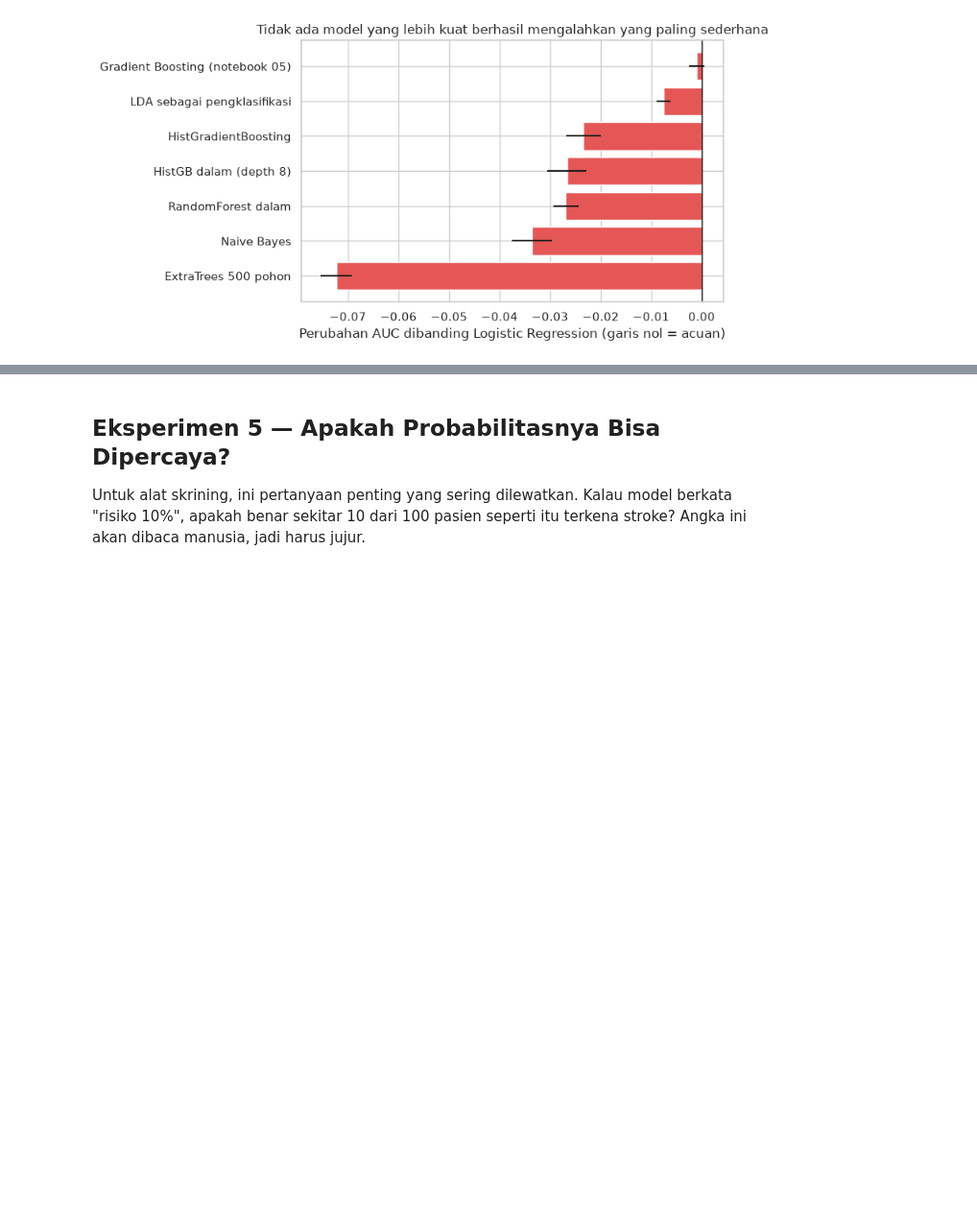
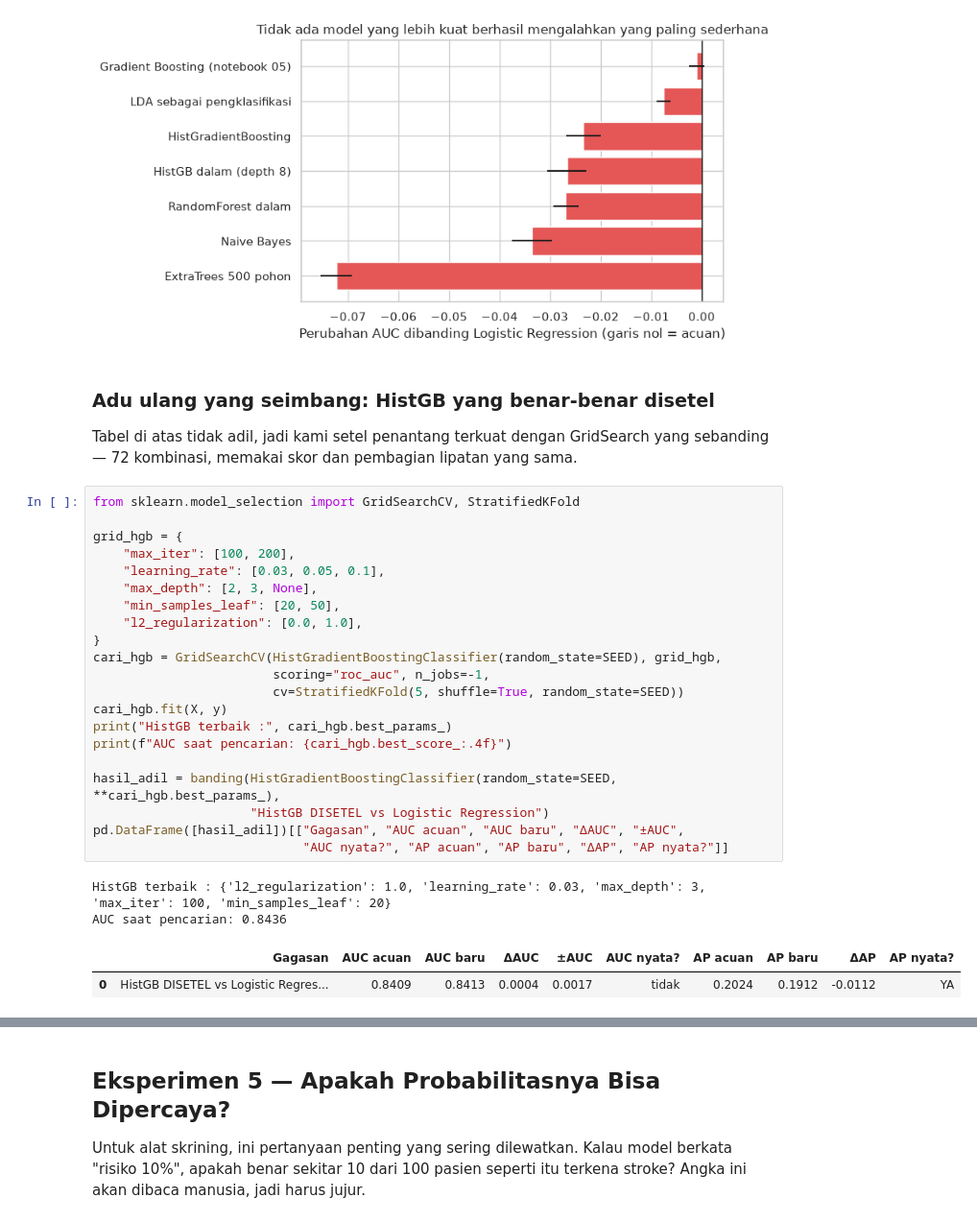
Before and after one commit to ravi-arnan/machine-learning, a Jupyter notebook: notebooks/09_eksperimen.ipynb, the cells around one changed output, grey strips where cells are left out. Shown at 96% size. Cells and saved outputs as stored; diff of their text form; blank space fills up the shorter version.

```diff
--- a/notebooks/09_eksperimen.ipynb
+++ b/notebooks/09_eksperimen.ipynb
@@ -364,3 +409,34 @@ ax.invert_yaxis()
 plt.tight_layout(); plt.show()
 # %% [output]
 [figure]
+# %% [markdown]
+### Adu ulang yang seimbang: HistGB yang benar-benar disetel
+
+Tabel di atas tidak adil, jadi kami setel penantang terkuat dengan GridSearch yang
+sebanding — 72 kombinasi, memakai skor dan pembagian lipatan yang sama.
+# %%
+from sklearn.model_selection import GridSearchCV, StratifiedKFold
+
+grid_hgb = {
+    "max_iter": [100, 200],
+    "learning_rate": [0.03, 0.05, 0.1],
+    "max_depth": [2, 3, None],
+    "min_samples_leaf": [20, 50],
+    "l2_regularization": [0.0, 1.0],
+}
+cari_hgb = GridSearchCV(HistGradientBoostingClassifier(random_state=SEED), grid_hgb,
+                        scoring="roc_auc", n_jobs=-1,
+                        cv=StratifiedKFold(5, shuffle=True, random_state=SEED))
+cari_hgb.fit(X, y)
+print("HistGB terbaik :", cari_hgb.best_params_)
+print(f"AUC saat pencarian: {cari_hgb.best_score_:.4f}")
+
+hasil_adil = banding(HistGradientBoostingClassifier(random_state=SEED, **cari_hgb.best_params_),
+                     "HistGB DISETEL vs Logistic Regression")
+pd.DataFrame([hasil_adil])[["Gagasan", "AUC acuan", "AUC baru", "ΔAUC", "±AUC",
+                            "AUC nyata?", "AP acuan", "AP baru", "ΔAP", "AP nyata?"]]
+# %% [output]
+HistGB terbaik : {'l2_regularization': 1.0, 'learning_rate': 0.03, 'max_depth': 3, 'max_iter': 100, 'min_samples_leaf': 20}
+AUC saat pencarian: 0.8436
+|  | Gagasan | AUC acuan | AUC baru | ΔAUC | ±AUC | AUC nyata? | AP acuan | AP baru | ΔAP | AP nyata? |
+| 0 | HistGB DISETEL vs Logistic Regres... | 0.8409 | 0.8413 | 0.0004 | 0.0017 | tidak | 0.2024 | 0.1912 | -0.0112 | YA |
```
Also changed, not shown: parts of 12 cells of this notebook, 4 other files.
